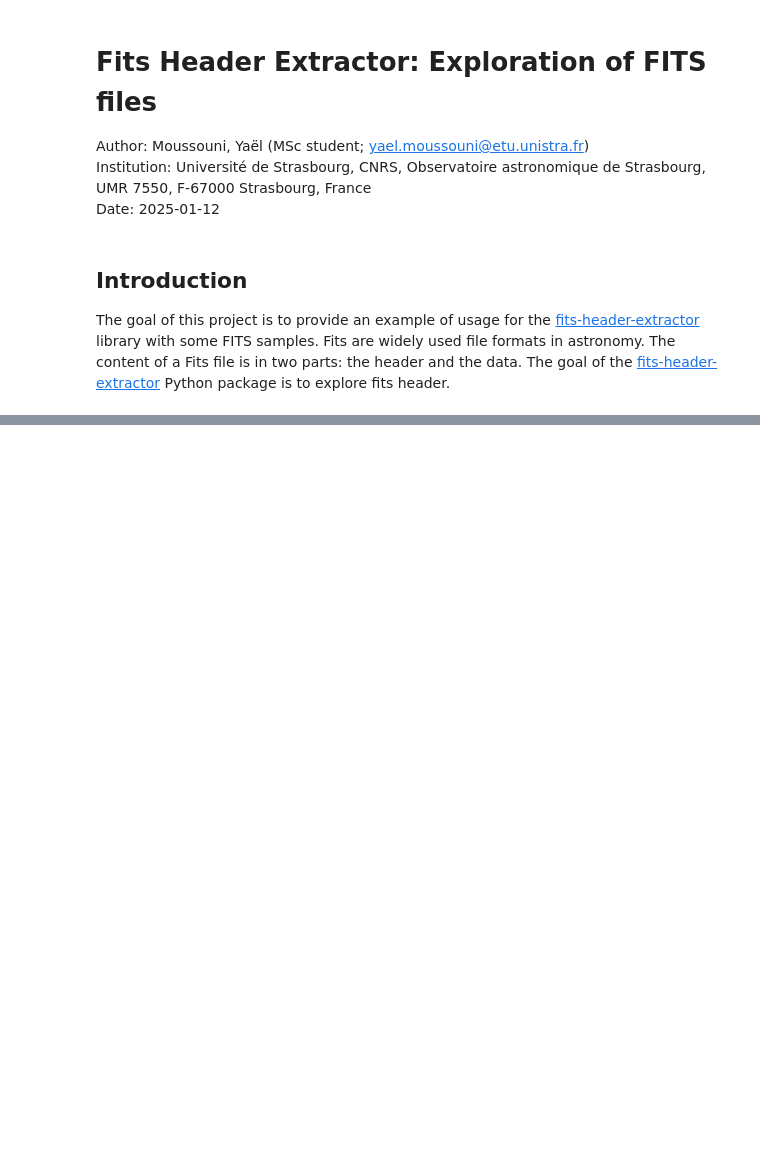
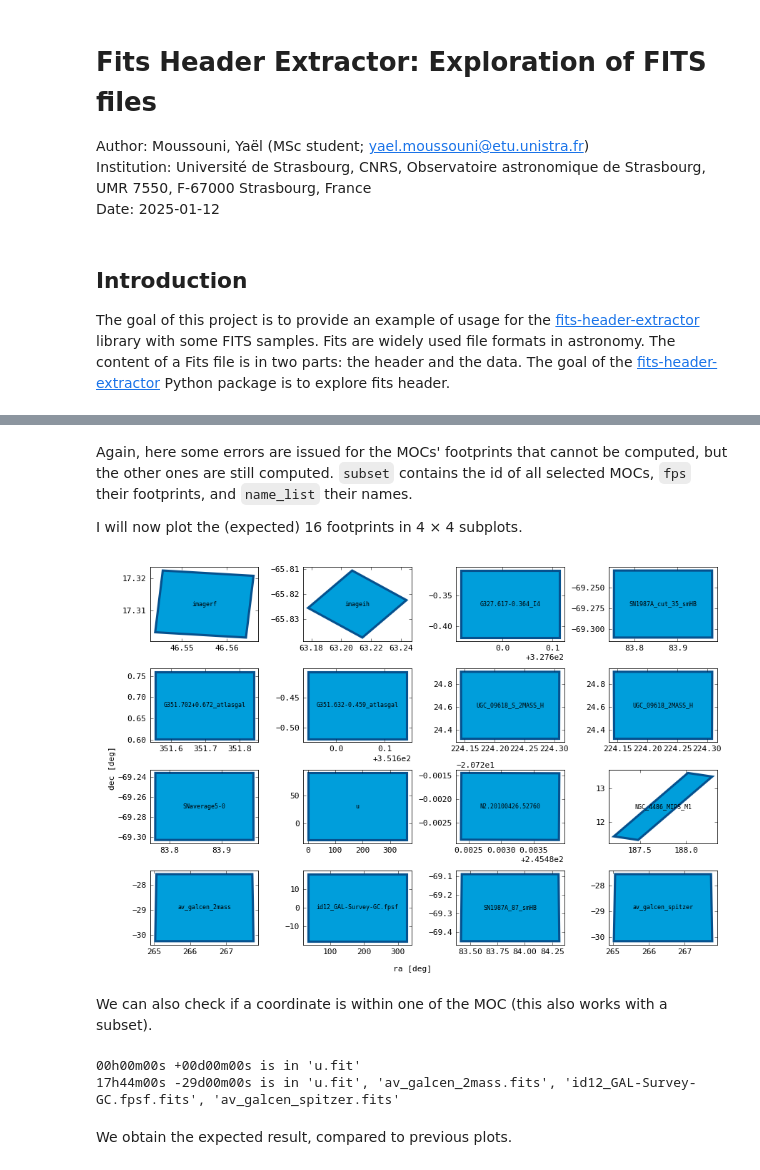
Before and after one commit to Yael-II/MSc2-Project-FITS, a Jupyter notebook: exploration.ipynb, the cells around one changed output, grey strips where cells are left out. Saved outputs shown, nothing was run; the diff lists cells and outputs as text; code cells hidden in the pictures; blank space fills up the shorter version.

```diff
--- a/exploration.ipynb
+++ b/exploration.ipynb
@@ -15,0 +134,8 @@ The goal of this project is to provide an example of usage for the [fits-header-
+# %%
+#fhe.print_header()
+fps = fhe.get_footprint()
+
+subset =  [i for i in range(len(fhe.moc_list)) if fhe.moc_list[i] is not None]
+fps = fhe.get_footprint(subset)
+name_list = [fhe.file_list[i] for i in subset]
+# only selecting the not-None footprints
@@ -15,0 +151,67 @@ The goal of this project is to provide an example of usage for the [fits-header-
+# %% [markdown]
+Again, here some errors are issued for the MOCs' footprints that cannot be computed, but the other ones are still computed.
+`subset` contains the id of all selected MOCs, `fps` their footprints, and `name_list` their names.
+
+I will now plot the (expected) 16 footprints in 4 × 4 subplots.
+# %%
+# Definition of the number of subplots (i.e. number of not-None footprints)
+N = len(subset)
+if N%4 != 0: N += 3 # Just in case other fits are added or removed
+
+fig, axs = plt.subplots(N//4, 4,
+                        figsize=(5.9*2,3.9*2),
+                        dpi=75)
+axs = axs.flatten()
+
+# Individual plots
+for i in range(N):
+    ax = axs[i]
+    fp = fps[i]
+
+    ra = fp[:,0]
+    dec = fp[:,1]
+
+    ax.fill(ra, dec,
+            facecolor='C5',
+            edgecolor='C0',
+            linewidth=3)
+
+    ax.text(np.mean(ra), np.mean(dec),
+            "{:.25}".format(name_list[i]
+                            .replace(".fits", "")
+                            .replace(".fit", "")),
+            va="center",
+            ha="center",
+            fontsize=8)
+
+fig.supxlabel("ra [deg]")
+fig.supylabel("dec [deg]")
+fig.tight_layout()
+plt.show()
+# %% [output]
+[figure, added]
+# %% [markdown]
+We can also check if a coordinate is within one of the MOC (this also works with a subset).
+# %%
+coord_1 = SkyCoord(ra=0*u.deg, dec=0*u.deg)
+coord_2 = SkyCoord(ra=266*u.deg, dec=-29*u.deg)
+
+is_inside_1 = fhe.is_in_wcs(coord_1, subset)
+index_inside_1 = np.argwhere(is_inside_1).flatten()
+name_inside_1 = [name_list[i] for i in index_inside_1]
+
+is_inside_2 = fhe.is_in_wcs(coord_2, subset)
+index_inside_2 = np.argwhere(is_inside_2).flatten()
+name_inside_2 = [name_list[i] for i in index_inside_2]
+
+print("{} is in {}\n{} is in {}".format(coord_1.to_string("hmsdms"),
+                                        name_inside_1,
+                                        coord_2.to_string("hmsdms"),
+                                        name_inside_2)
+                                 .replace("[", "")
+                                 .replace("]", ""))
+# %% [output]
+00h00m00s +00d00m00s is in 'u.fit'
+17h44m00s -29d00m00s is in 'u.fit', 'av_galcen_2mass.fits', 'id12_GAL-Survey-GC.fpsf.fits', 'av_galcen_spitzer.fits'
+# %% [markdown]
+We obtain the expected result, compared to previous plots.
```
Also changed, not shown: parts of 16 cells of this notebook, 2 other files.
